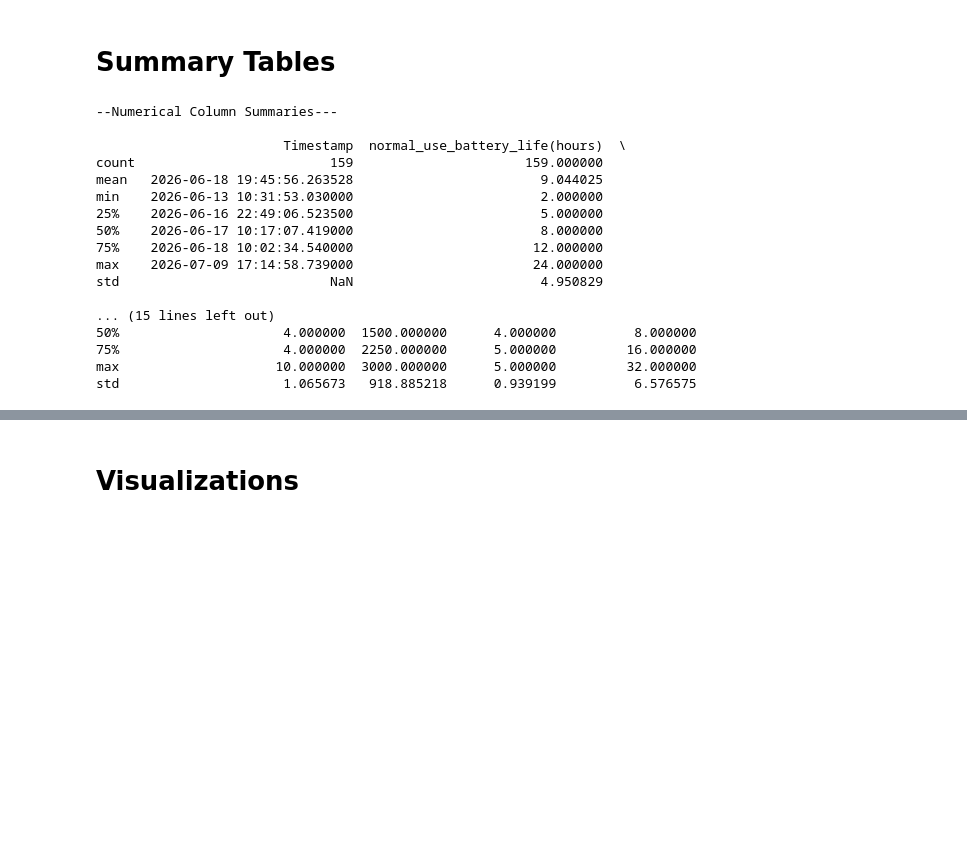
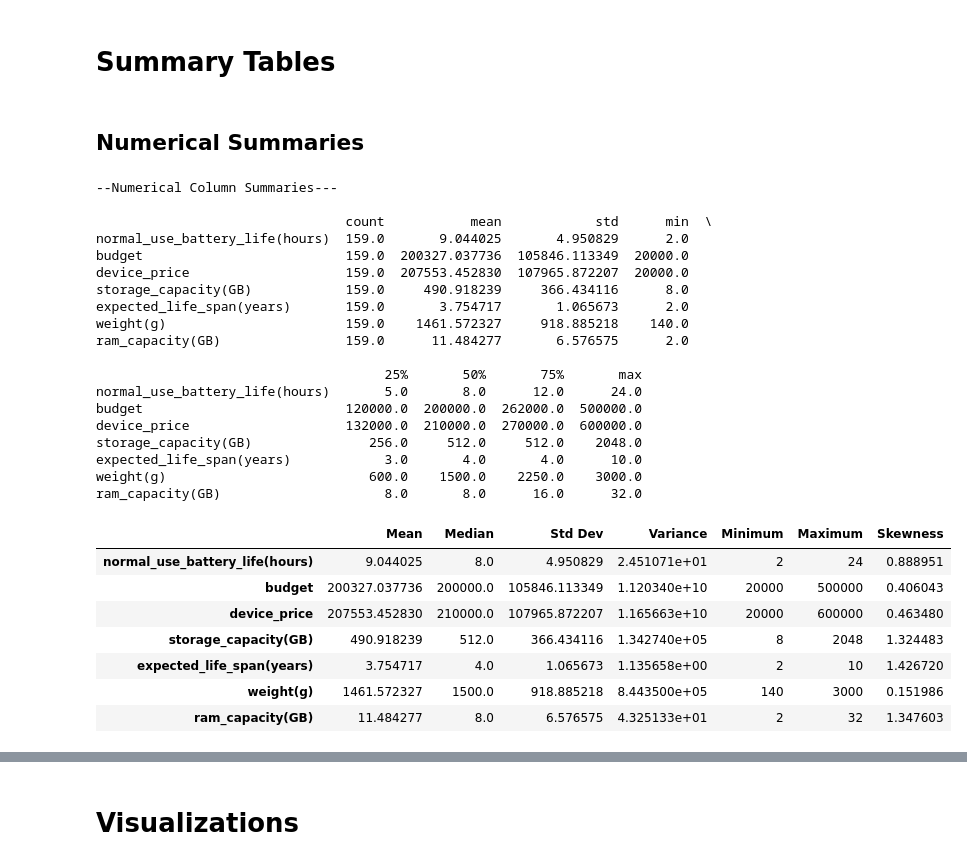
Before and after one commit to easarakulindu/SDI_Assignment, a Jupyter notebook: descriptive_analysis.ipynb, the cells around one changed output, grey strips where cells are left out. Saved outputs shown, nothing was run; the diff lists cells and outputs as text; code cells hidden in the pictures; blank space fills up the shorter version.

```diff
--- a/descriptive_analysis.ipynb
+++ b/descriptive_analysis.ipynb
@@ -64,25 +99,49 @@ memory usage: 14.3 KB
 None
 # %% [markdown]
 # Summary Tables
+# %% [markdown]
+## Numerical Summaries
 # %%
 # Numerical Summarries
 print("--Numerical Column Summaries---\n")
-print(response_df.describe())
+print(response_df[num_cols].describe().T)
+
+numerical_summary = pd.DataFrame({
+    "Mean": response_df[num_cols].mean(),
+    "Median": response_df[num_cols].median(),
+    "Std Dev": response_df[num_cols].std(),
+    "Variance": response_df[num_cols].var(),
+    "Minimum": response_df[num_cols].min(),
+    "Maximum": response_df[num_cols].max(),
+    "Skewness": response_df[num_cols].skew()
+})
+
+display(numerical_summary)
 # %% [output]
 --Numerical Column Summaries---
 
-                        Timestamp  normal_use_battery_life(hours)  \
-count                         159                      159.000000
-mean   2026-06-18 19:45:56.263528                        9.044025
-min    2026-06-13 10:31:53.030000                        2.000000
-25%    2026-06-16 22:49:06.523500                        5.000000
-50%    2026-06-17 10:17:07.419000                        8.000000
-75%    2026-06-18 10:02:34.540000                       12.000000
-max    2026-07-09 17:14:58.739000                       24.000000
-std                           NaN                        4.950829
+                                count           mean            std      min  \
+normal_use_battery_life(hours)  159.0       9.044025       4.950829      2.0
+budget                          159.0  200327.037736  105846.113349  20000.0
+device_price                    159.0  207553.452830  107965.872207  20000.0
+storage_capacity(GB)            159.0     490.918239     366.434116      8.0
+expected_life_span(years)       159.0       3.754717       1.065673      2.0
+weight(g)                       159.0    1461.572327     918.885218    140.0
+ram_capacity(GB)                159.0      11.484277       6.576575      2.0
 
-... (15 lines left out)
-50%                     4.000000  1500.000000      4.000000          8.000000
-75%                     4.000000  2250.000000      5.000000         16.000000
-max                    10.000000  3000.000000      5.000000         32.000000
-std                     1.065673   918.885218      0.939199          6.576575
+                                     25%       50%       75%       max
+normal_use_battery_life(hours)       5.0       8.0      12.0      24.0
+budget                          120000.0  200000.0  262000.0  500000.0
+device_price                    132000.0  210000.0  270000.0  600000.0
+storage_capacity(GB)               256.0     512.0     512.0    2048.0
+expected_life_span(years)            3.0       4.0       4.0      10.0
+weight(g)                          600.0    1500.0    2250.0    3000.0
+ram_capacity(GB)                     8.0       8.0      16.0      32.0
+|  | Mean | Median | Std Dev | Variance | Minimum | Maximum | Skewness |
+| normal_use_battery_life(hours) | 9.044025 | 8.0 | 4.950829 | 2.451071e+01 | 2 | 24 | 0.888951 |
+| budget | 200327.037736 | 200000.0 | 105846.113349 | 1.120340e+10 | 20000 | 500000 | 0.406043 |
+| device_price | 207553.452830 | 210000.0 | 107965.872207 | 1.165663e+10 | 20000 | 600000 | 0.463480 |
+| storage_capacity(GB) | 490.918239 | 512.0 | 366.434116 | 1.342740e+05 | 8 | 2048 | 1.324483 |
+| expected_life_span(years) | 3.754717 | 4.0 | 1.065673 | 1.135658e+00 | 2 | 10 | 1.426720 |
+| weight(g) | 1461.572327 | 1500.0 | 918.885218 | 8.443500e+05 | 140 | 3000 | 0.151986 |
+| ram_capacity(GB) | 11.484277 | 8.0 | 6.576575 | 4.325133e+01 | 2 | 32 | 1.347603 |
```
Also changed, not shown: parts of 16 cells of this notebook, 9 other files.
